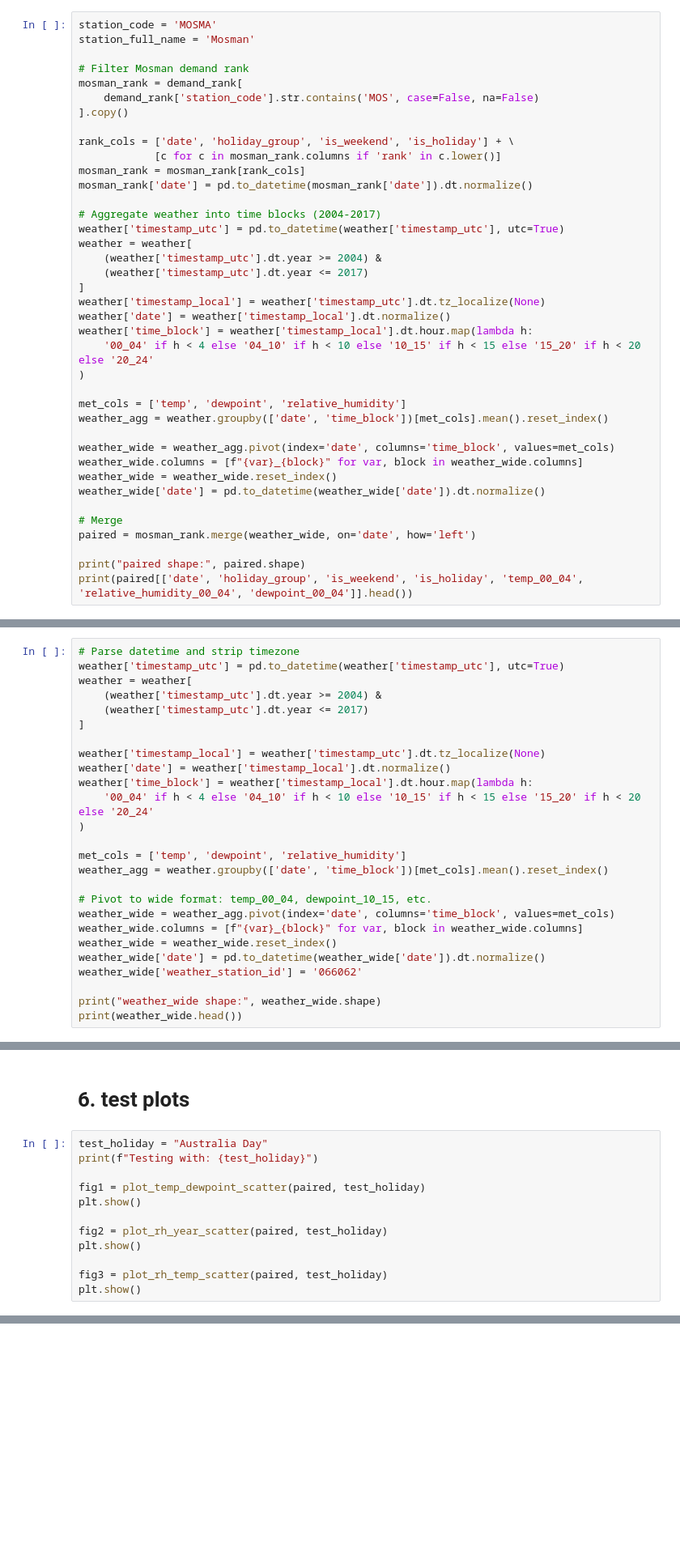
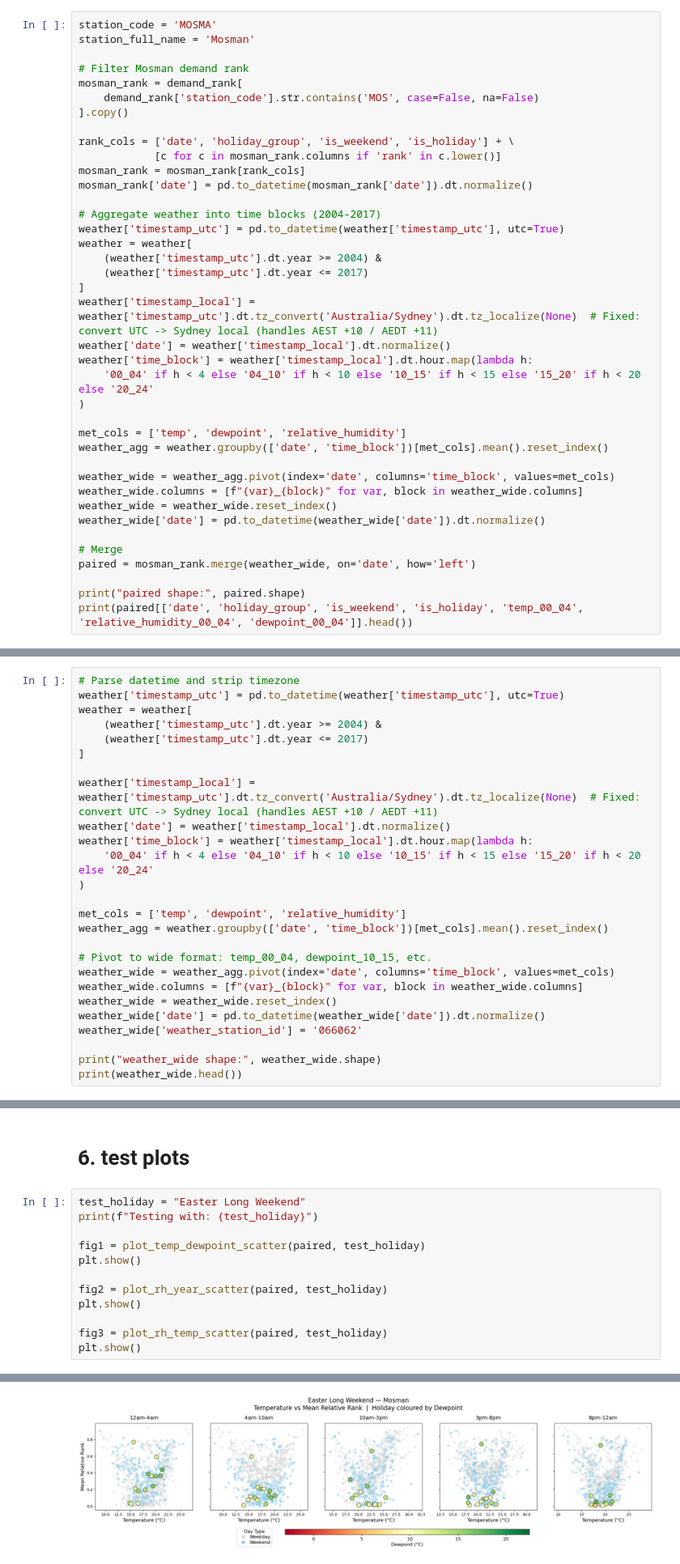
Before and after one commit to 21centuryweather/aus_substation_electricity, a Jupyter notebook: pia_notebooks/NSW_data/relative_ranking/seminar_MOSMA_PUNCH/seminar_mosman.ipynb, the cells around one changed output, grey strips where cells are left out. Shown at 81% size. Cells and saved outputs as stored; diff of their text form; blank space fills up the shorter version.

Commit message:
Timestamps weren't merged properly with daylight savings - restarted on new notebook

```diff
--- a/pia_notebooks/NSW_data/relative_ranking/seminar_MOSMA_PUNCH/seminar_mosman.ipynb
+++ b/pia_notebooks/NSW_data/relative_ranking/seminar_MOSMA_PUNCH/seminar_mosman.ipynb
@@ -43,7 +49,7 @@ weather = weather[
     (weather['timestamp_utc'].dt.year >= 2004) &
     (weather['timestamp_utc'].dt.year <= 2017)
 ]
-weather['timestamp_local'] = weather['timestamp_utc'].dt.tz_localize(None)
+weather['timestamp_local'] = weather['timestamp_utc'].dt.tz_convert('Australia/Sydney').dt.tz_localize(None)  # Fixed: convert UTC -> Sydney local (handles AEST +10 / AEDT +11)
 weather['date'] = weather['timestamp_local'].dt.normalize()
 weather['time_block'] = weather['timestamp_local'].dt.hour.map(lambda h:
     '00_04' if h < 4 else '04_10' if h < 10 else '10_15' if h < 15 else '15_20' if h < 20 else '20_24'
@@ -72,7 +93,7 @@ weather = weather[
     (weather['timestamp_utc'].dt.year <= 2017)
 ]
 
-weather['timestamp_local'] = weather['timestamp_utc'].dt.tz_localize(None)
+weather['timestamp_local'] = weather['timestamp_utc'].dt.tz_convert('Australia/Sydney').dt.tz_localize(None)  # Fixed: convert UTC -> Sydney local (handles AEST +10 / AEDT +11)
 weather['date'] = weather['timestamp_local'].dt.normalize()
 weather['time_block'] = weather['timestamp_local'].dt.hour.map(lambda h:
     '00_04' if h < 4 else '04_10' if h < 10 else '10_15' if h < 15 else '15_20' if h < 20 else '20_24'
@@ -372,7 +431,7 @@ def plot_rh_temp_scatter(
 # %% [markdown]
 # 6. test plots
 # %%
-test_holiday = "Australia Day"
+test_holiday = "Easter Long Weekend"
 print(f"Testing with: {test_holiday}")
 
 fig1 = plot_temp_dewpoint_scatter(paired, test_holiday)
@@ -383,3 +442,4 @@ plt.show()
 
 fig3 = plot_rh_temp_scatter(paired, test_holiday)
 plt.show()
+# %% [output]
@@ -385,0 +447 @@ plt.show()
+[figure, added]
```
Also changed, not shown: parts of 33 cells of this notebook.
